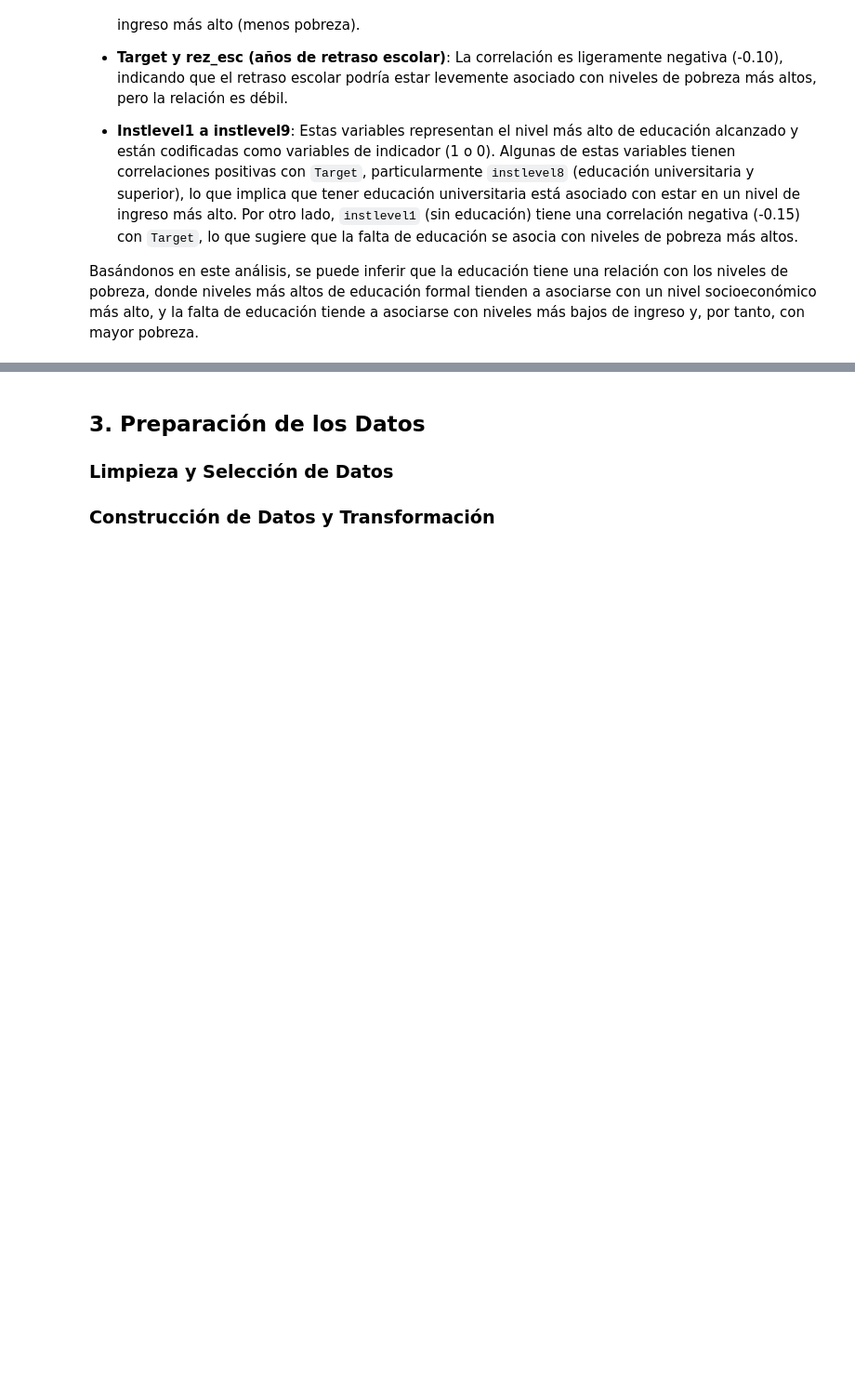
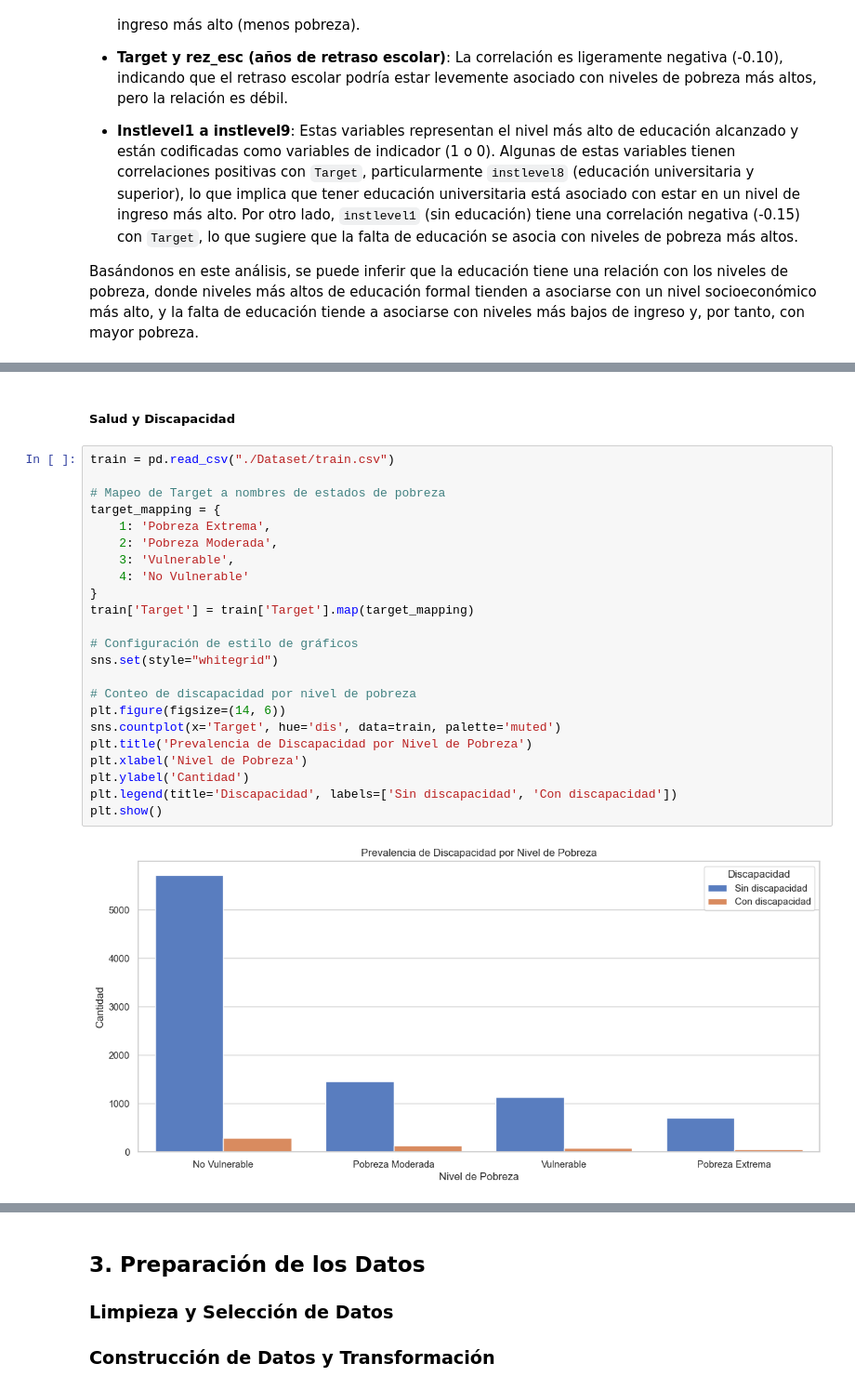
Before and after one commit to hart-venus/proyecto_ia, a Jupyter notebook: main.ipynb, the cells around one changed output, grey strips where cells are left out. Shown at 93% size. Saved outputs shown, nothing was run; the diff lists cells and outputs as text; blank space fills up the shorter version.

```diff
--- a/main.ipynb
+++ b/main.ipynb
@@ -729,0 +804,27 @@ Basándonos en este análisis, se puede inferir que la educación tiene una rela
+# %% [markdown]
+##### Salud y Discapacidad
+# %%
+train = pd.read_csv("./Dataset/train.csv")
+
+# Mapeo de Target a nombres de estados de pobreza
+target_mapping = {
+    1: 'Pobreza Extrema',
+    2: 'Pobreza Moderada',
+    3: 'Vulnerable',
+    4: 'No Vulnerable'
+}
+train['Target'] = train['Target'].map(target_mapping)
+
+# Configuración de estilo de gráficos
+sns.set(style="whitegrid")
+
+# Conteo de discapacidad por nivel de pobreza
+plt.figure(figsize=(14, 6))
+sns.countplot(x='Target', hue='dis', data=train, palette='muted')
+plt.title('Prevalencia de Discapacidad por Nivel de Pobreza')
+plt.xlabel('Nivel de Pobreza')
+plt.ylabel('Cantidad')
+plt.legend(title='Discapacidad', labels=['Sin discapacidad', 'Con discapacidad'])
+plt.show()
+# %% [output]
+[figure, added]
```
Also changed, not shown: parts of 10 cells of this notebook.
